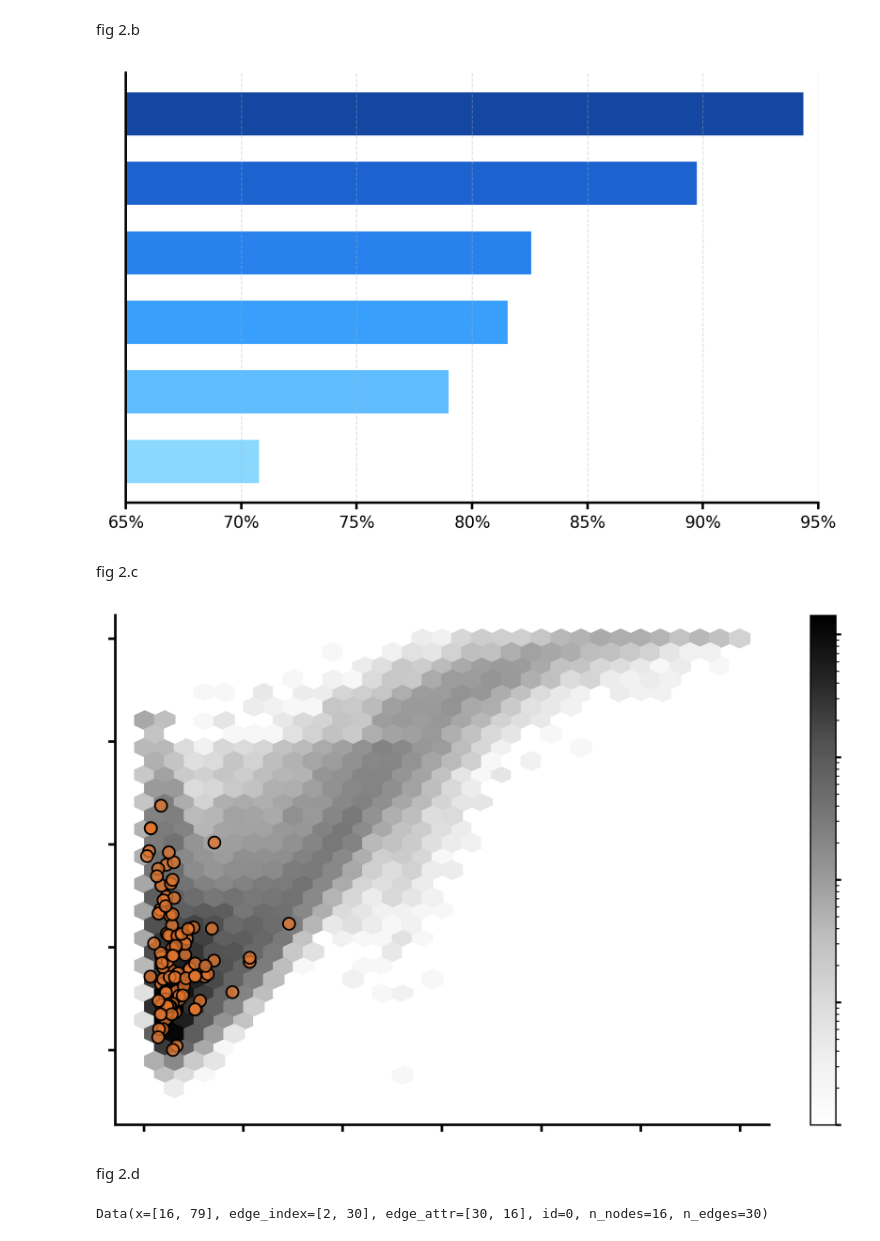
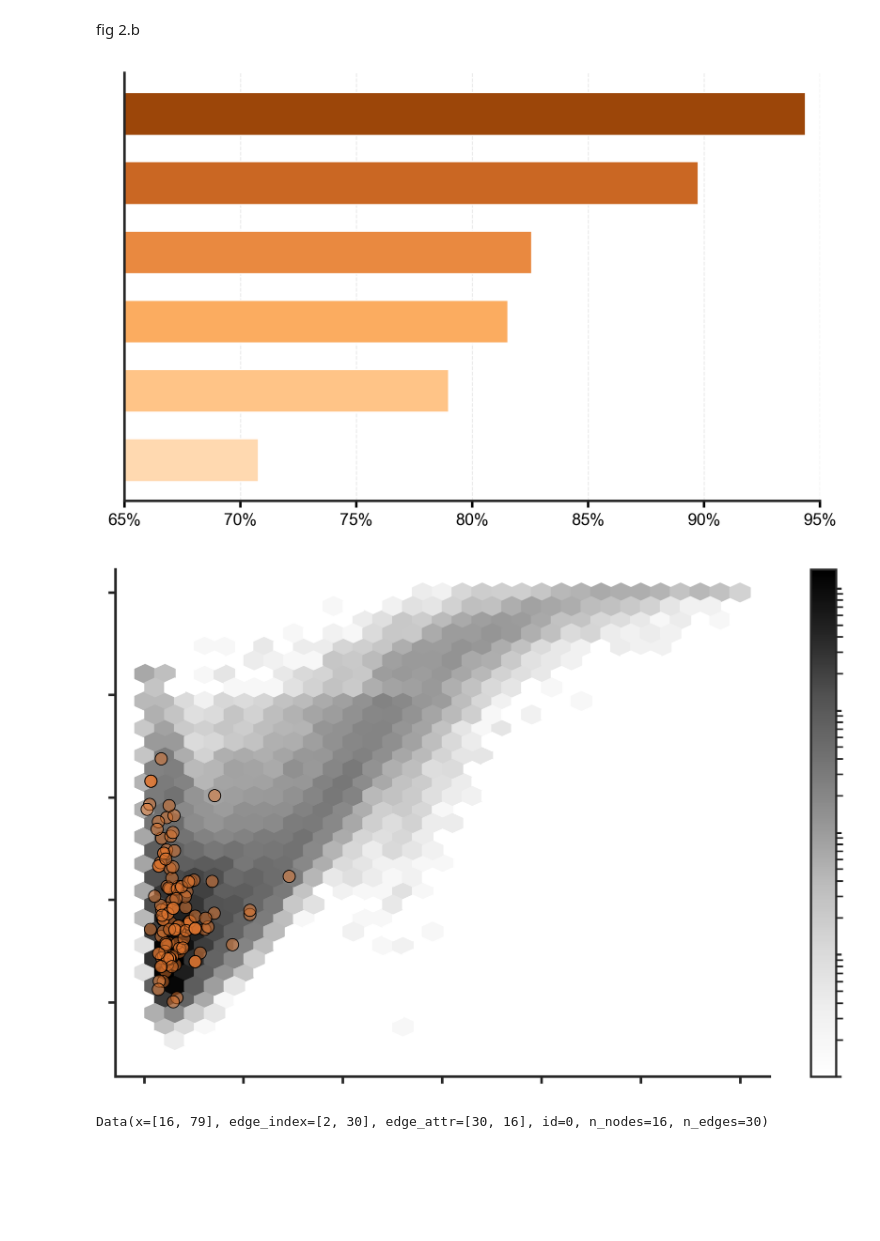
Before and after one commit to HongWxd/ProtoMI, a Jupyter notebook: plots/plot_fig2.ipynb, the cells around one changed output. Saved outputs shown, nothing was run; the diff lists cells and outputs as text; code cells hidden in the pictures; blank space fills up the shorter version.

Commit message:
finish fig2 plot code

```diff
--- a/plots/plot_fig2.ipynb
+++ b/plots/plot_fig2.ipynb
@@ -46,11 +46,11 @@ df = df.sort_values("Accuracy", ascending=True).reset_index(drop=True)
 deepseek_cmap = LinearSegmentedColormap.from_list(
     "deepseek_blue",
     [
-        "#D8F3FF",
-        "#8BD8FF",
-        "#3BA7FF",
-        "#1F6FE5",
-        "#123E91",
+        "#FFF4E8",
+        "#FFD9B0",
+        "#FFB366",
+        "#DF752F",
+        "#8C3B00",
     ],
 )
 
@@ -85,36 +85,47 @@ plt.yticks([])
 plt.grid(
     axis="x",
     linestyle="--",
     linewidth=0.6,
     alpha=0.4,
 )
 
 # plt.xticks([])
 
 ax = plt.gca()
 ax.spines["top"].set_visible(False)
 ax.spines["right"].set_visible(False)
 
+ax.tick_params(
+    axis="x",
+    which="major",
+    bottom=True,
+    top=False,
+    labelbottom=True,
+    width=1.5,
+    length=6,
+    direction="out",
+    color="black",
+    labelcolor="black"
+)
+
 # 坐标轴线加粗
 ax.spines["bottom"].set_linewidth(1.5)
 ax.spines["left"].set_linewidth(1.5)
 
 # 刻度线加粗
 ax.tick_params(axis="x", width=1.5, length=4)
 ax.tick_params(axis="y", width=1.5, length=4)
 
 plt.tight_layout()
 
 
 # =========================
 # 5. Save
 # =========================
 plt.savefig("./save_figs/fig2_b.svg", dpi=600, bbox_inches="tight")
 plt.show()
 # %% [output]
-[figure, old version]
+[figure, new version]
-# %% [markdown]
-fig 2.c
 # %%
 import numpy as np
 import matplotlib.pyplot as plt
@@ -143,6 +154,8 @@ select_idx = np.where(mass_partial <= 6000)[0]
 mass_partial = mass_partial[select_idx]
 sa_score_partial = sa_score_partial[select_idx]
 
+positive_color = "#DF752F81"
+unlabeled_color = "#3F3F3F"
 
 # ======================
 # plot
@@ -178,11 +191,11 @@ cb.ax.tick_params(
 ax.scatter(
     mass_full,
     sa_score_full,
-    color="#DF752FC7",
+    color=positive_color,
     s=50,
     marker='o',
     edgecolors='black',
-    linewidth=1
+    linewidth=0.5
 )
 
 # 删除 x/y 轴标题
@@ -214,12 +227,10 @@ sns.despine(ax=ax)
 
 os.makedirs("./save_figs", exist_ok=True)
 plt.tight_layout()
-plt.savefig("./save_figs/fig2_c.svg", dpi=600, bbox_inches="tight")
+plt.savefig("./save_figs/fig2_d.svg", dpi=600, bbox_inches="tight")
 plt.show()
 # %% [output]
-[figure, old version]
+[figure, new version]
-# %% [markdown]
-fig 2.d
 # %%
 import pickle
 
```
Also changed, not shown: parts of 5 cells of this notebook, 6 other files.
